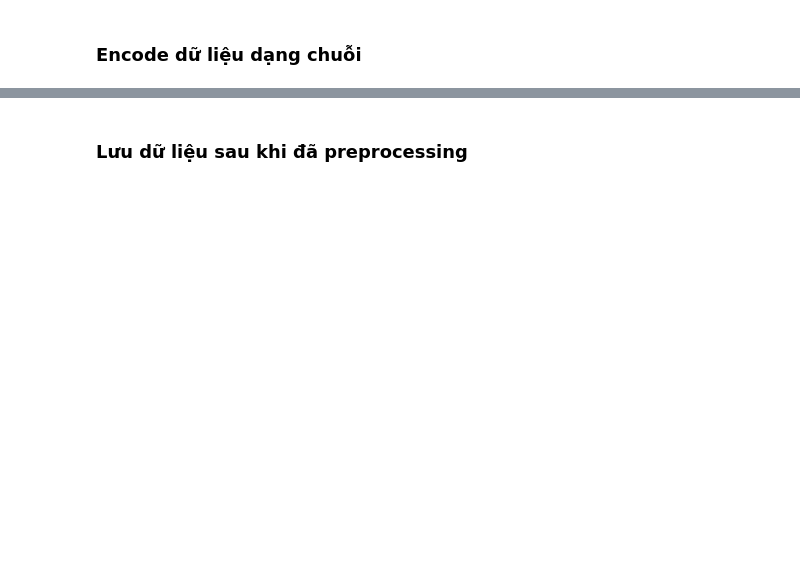
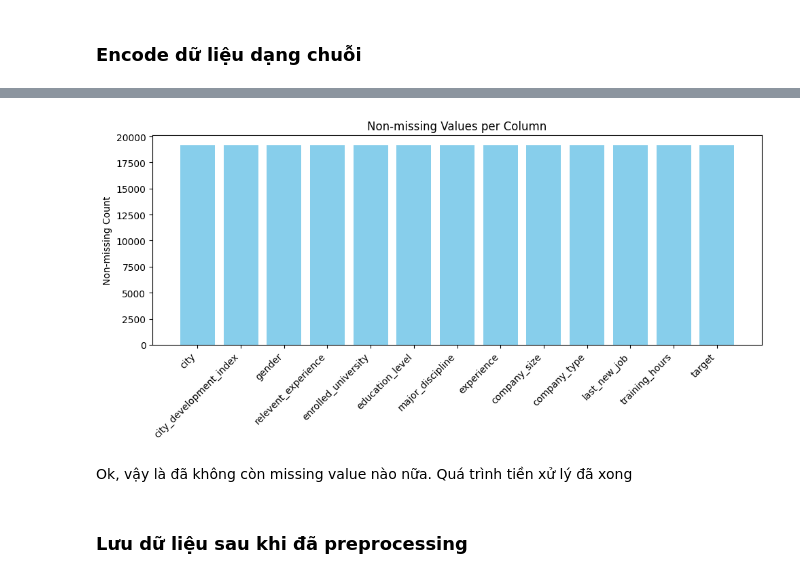
Before and after one commit to quanpro147/HCMUS-PFDS-HW02, a Jupyter notebook: notebooks/02_data_preprocessing.ipynb, the cells around one changed output, grey strips where cells are left out. Cells and saved outputs as stored; diff of their text form; code cells hidden in the pictures; blank space fills up the shorter version.

```diff
--- a/notebooks/02_data_preprocessing.ipynb
+++ b/notebooks/02_data_preprocessing.ipynb
@@ -64,0 +72,3 @@ city_162        0.767   Male    Has relevent experience no_enrollment   Masters
+# %%
+for name in data.dtype.names:
+    print(f"{name}: dtype={data[name].dtype}")
@@ -126,3 +149,9 @@ array([( 5, 0.92 , 1, 0, 2, 0, 5, 21, 2, 5, 0,  36, 1.),
+# %%
+non_missing_count_plot(data)
+# %% [output]
+[figure, added]
+# %% [markdown]
+Ok, vậy là đã không còn missing value nào nữa. Quá trình tiền xử lý đã xong
 # %% [markdown]
 ### Lưu dữ liệu sau khi đã preprocessing
 # %%
```
Also changed, not shown: parts of 10 cells of this notebook, 9 other files.
